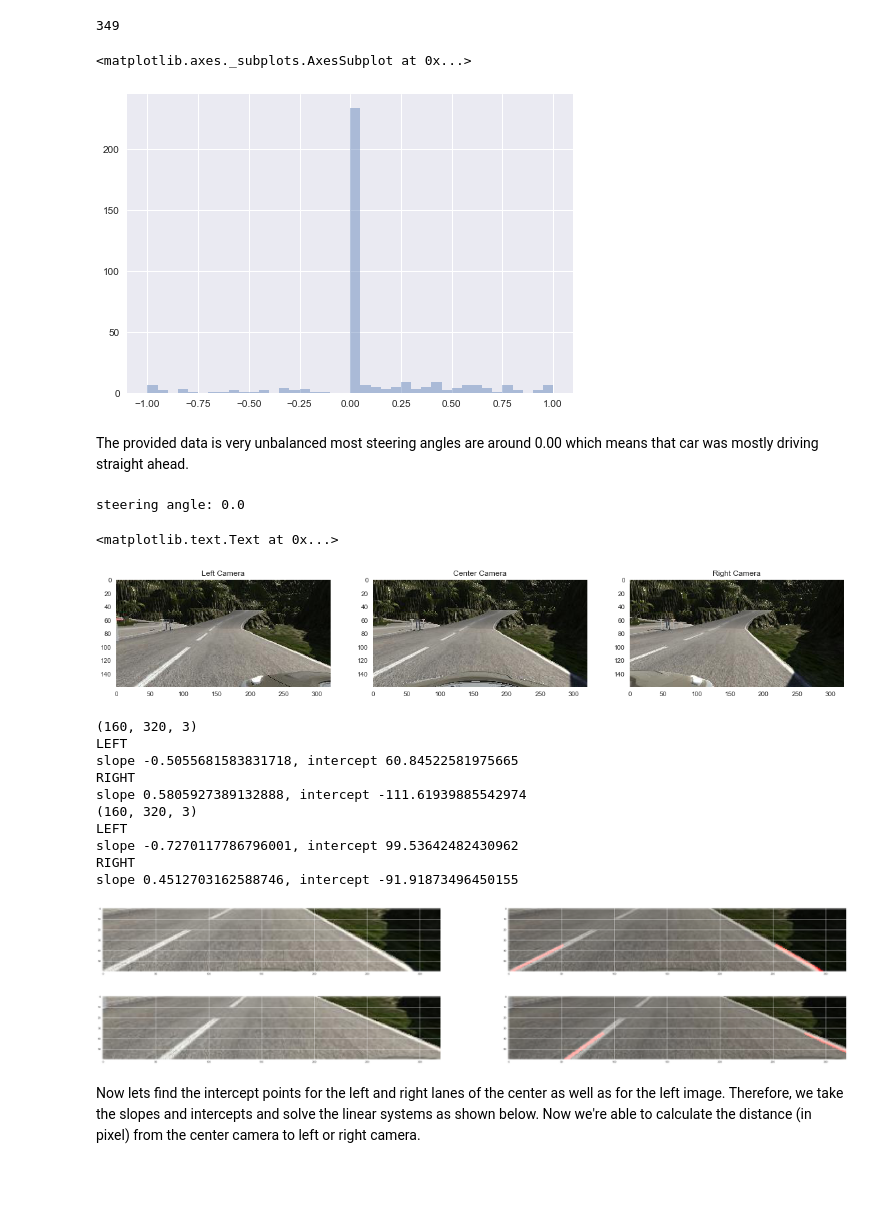
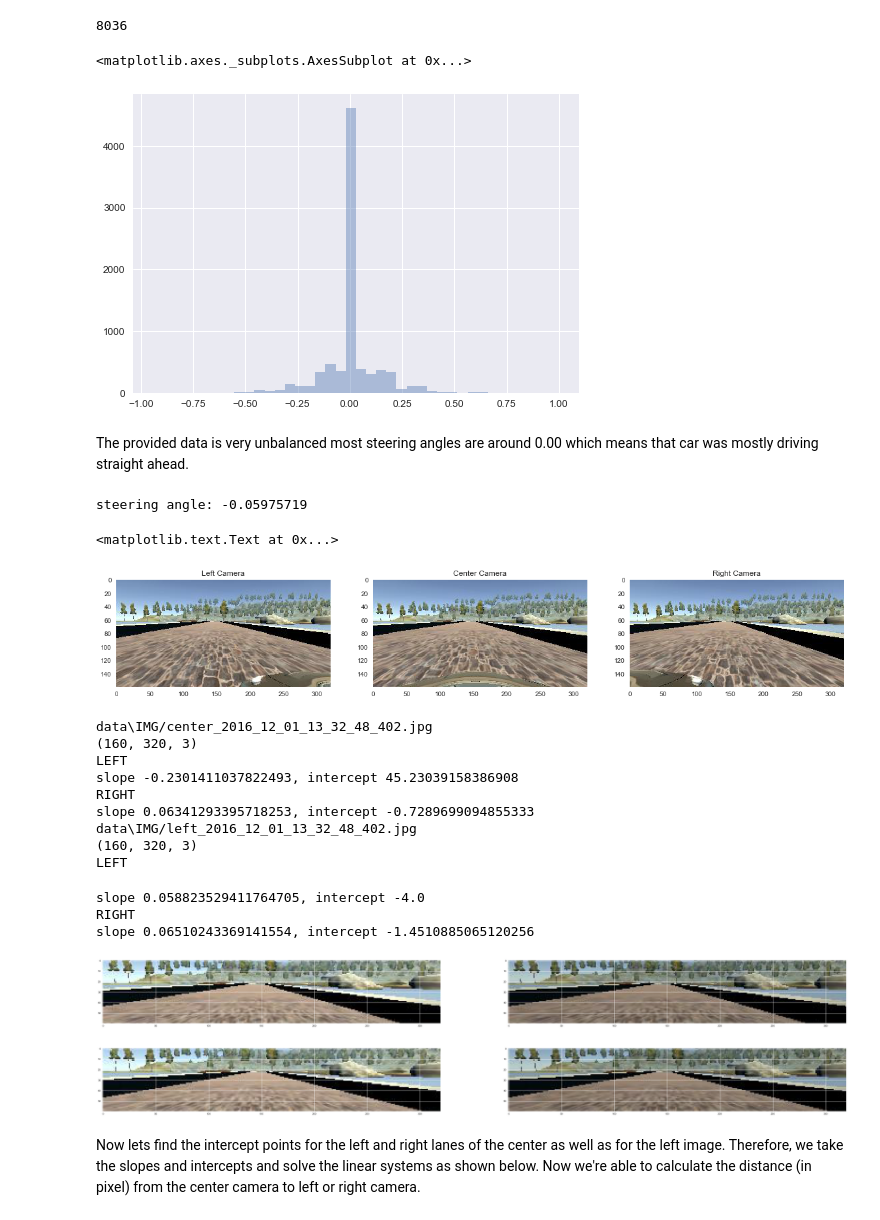
Before and after one commit to rudi77/sdc, a Jupyter notebook: project3/data_exploration.ipynb, the cells around one changed output. Drawn from its saved outputs; the diff is of its cells as text; code cells hidden in the pictures; blank space fills up the shorter version.

```diff
--- a/project3/data_exploration.ipynb
+++ b/project3/data_exploration.ipynb
@@ -1,16 +1,11 @@
 # %%
 import pandas as pd
-
-# read driving_log.csv
-# Columns:
-# Center, Left, Right, Steering Angle, Throttle, Break, Speed
-
-df = pd.read_csv('data/driving_log.csv', header=None)
+df = pd.read_csv('data/driving_log.csv')
 # %%
 # number of data
 len(df)
 # %% [output]
-349
+8036
 # %%
 # print steering angle distribution
 %matplotlib inline
@@ -20,7 +15,7 @@ sns.set(color_codes=True)
 sns.distplot(df[[3]], kde=False, bins=40)
 # %% [output]
 <matplotlib.axes._subplots.AxesSubplot at 0x...>
-[figure, old version]
+[figure, new version]
 # %% [markdown]
 The provided data is very unbalanced most steering angles are around 0.00 which means that car was mostly driving straight ahead.
 # %%
@@ -241,49 +236,51 @@ def weighted_img(img, initial_img, α=0.8, β=1., λ=0.):
     return cv2.addWeighted(initial_img, α, img, β, λ)
 # %%
 from PIL import Image
+import os
 
 # Lets have a look at center, left and right image
-center_img = Image.open(df.iat[100,0])
-left_img = Image.open(df.iat[100,1])
-right_img = Image.open(df.iat[100,2])
+center_img = Image.open(os.path.join('data', df.iat[100,0].strip()))
+left_img = Image.open(os.path.join('data', df.iat[100,1].strip()))
+right_img = Image.open(os.path.join('data', df.iat[100,2].strip()))
 
 # show steering value
 print("steering angle: {}".format(df.iat[100,3]))
 
 plt.rcParams['figure.figsize'] = (20, 10)
 fig = plt.figure()
 
 ax = fig.add_subplot(1, 3, 1)
 ax.grid(False)
 ax.imshow(left_img)
 ax.set_title("Left Camera")
 
 ax = fig.add_subplot(1, 3, 2)
 ax.grid(False)
 ax.imshow(center_img)
 ax.set_title("Center Camera")
 
 ax = fig.add_subplot(1, 3, 3)
 ax.grid(False)
 ax.imshow(right_img)
 ax.set_title("Right Camera")
 # %% [output]
-steering angle: 0.0
+steering angle: -0.05975719
 <matplotlib.text.Text at 0x...>
-[figure, old version]
+[figure, new version]
 # %%
-test_images = [df.iat[100,0], df.iat[100,1]]
+test_images = [os.path.join('data', df.iat[100,0].strip()), os.path.join('data', df.iat[100,1].strip())]
 
 for image_name in test_images:
     fig = plt.figure()
     fig.set_figheight(10)
     fig.set_figwidth(52)
 
+    print(image_name)
     image = read_image(image_name)
 
     print (image.shape)
 
-    image = image[80:140, 0:320]
+    image = image[40:100, 0:320]
     ax = fig.add_subplot(121)
     ax.imshow(image)
 
@@ -325,18 +322,20 @@ for image_name in test_images:
     ax = fig.add_subplot(122)
     ax.imshow(final_image)
 # %% [output]
+data\IMG/center_2016_12_01_13_32_48_402.jpg
 (160, 320, 3)
 LEFT
-slope -0.5055681583831718, intercept 60.84522581975665
+slope -0.2301411037822493, intercept 45.23039158386908
 RIGHT
-slope 0.5805927389132888, intercept -111.61939885542974
+slope 0.06341293395718253, intercept -0.7289699094855333
+data\IMG/left_2016_12_01_13_32_48_402.jpg
 (160, 320, 3)
 LEFT
-slope -0.7270117786796001, intercept 99.53642482430962
-RIGHT
-slope 0.4512703162588746, intercept -91.91873496450155
+slope 0.058823529411764705, intercept -4.0
+RIGHT
+slope 0.06510243369141554, intercept -1.4510885065120256
-[figure, old version]
+[figure, new version]
-[figure, old version]
+[figure, new version]
 # %% [markdown]
 Now lets find the intercept points for the left and right lanes of the center as well as for the left image. Therefore, we take the slopes and intercepts and solve the linear systems as shown below. Now we're able to calculate the distance (in pixel) from the center camera to left or right camera.
 # %%
```
Also changed, not shown: parts of 5 cells of this notebook, 2 other files.
